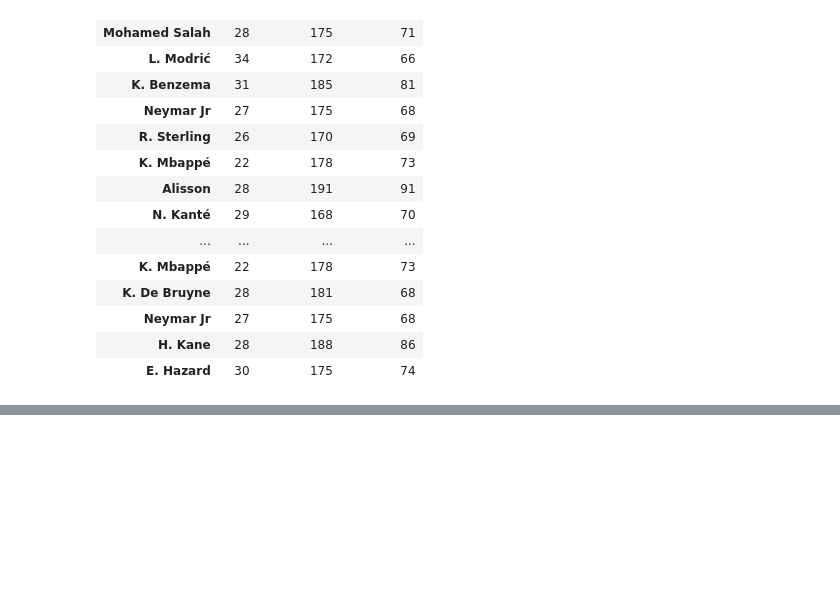
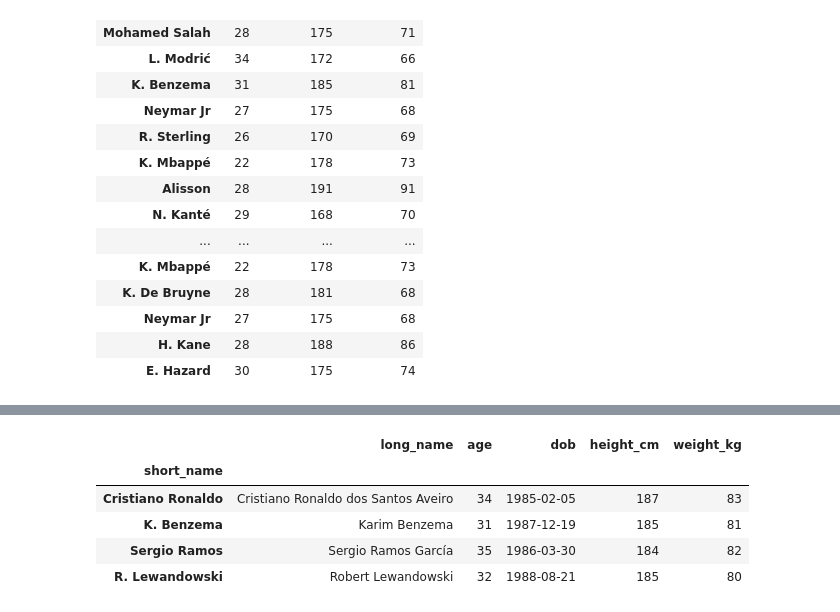
Before and after one commit to Hacker-2027/Data06, a Jupyter notebook: Data06.ipynb, the cells around one changed output, grey strips where cells are left out. Cells and saved outputs as stored; diff of their text form; code cells hidden in the pictures; blank space fills up the shorter version.

```diff
--- a/Data06.ipynb
+++ b/Data06.ipynb
@@ -605,0 +620,13 @@ data.sample(frac=2,replace=True, random_state=90)
+# %%
+#Select player older than 25
+new_data.query("age>30")
+new_data[new_data['age']>30]
+#these are the same way
+new_data.query("age>30 and height_cm>180")
+# %% [output]
+|  | long_name | age | dob | height_cm | weight_kg |
+| short_name |  |  |  |  |  |
+| Cristiano Ronaldo | Cristiano Ronaldo dos Santos Aveiro | 34 | 1985-02-05 | 187 | 83 |
+| K. Benzema | Karim Benzema | 31 | 1987-12-19 | 185 | 81 |
+| Sergio Ramos | Sergio Ramos García | 35 | 1986-03-30 | 184 | 82 |
+| R. Lewandowski | Robert Lewandowski | 32 | 1988-08-21 | 185 | 80 |
```
Also changed, not shown: parts of 11 cells of this notebook.
